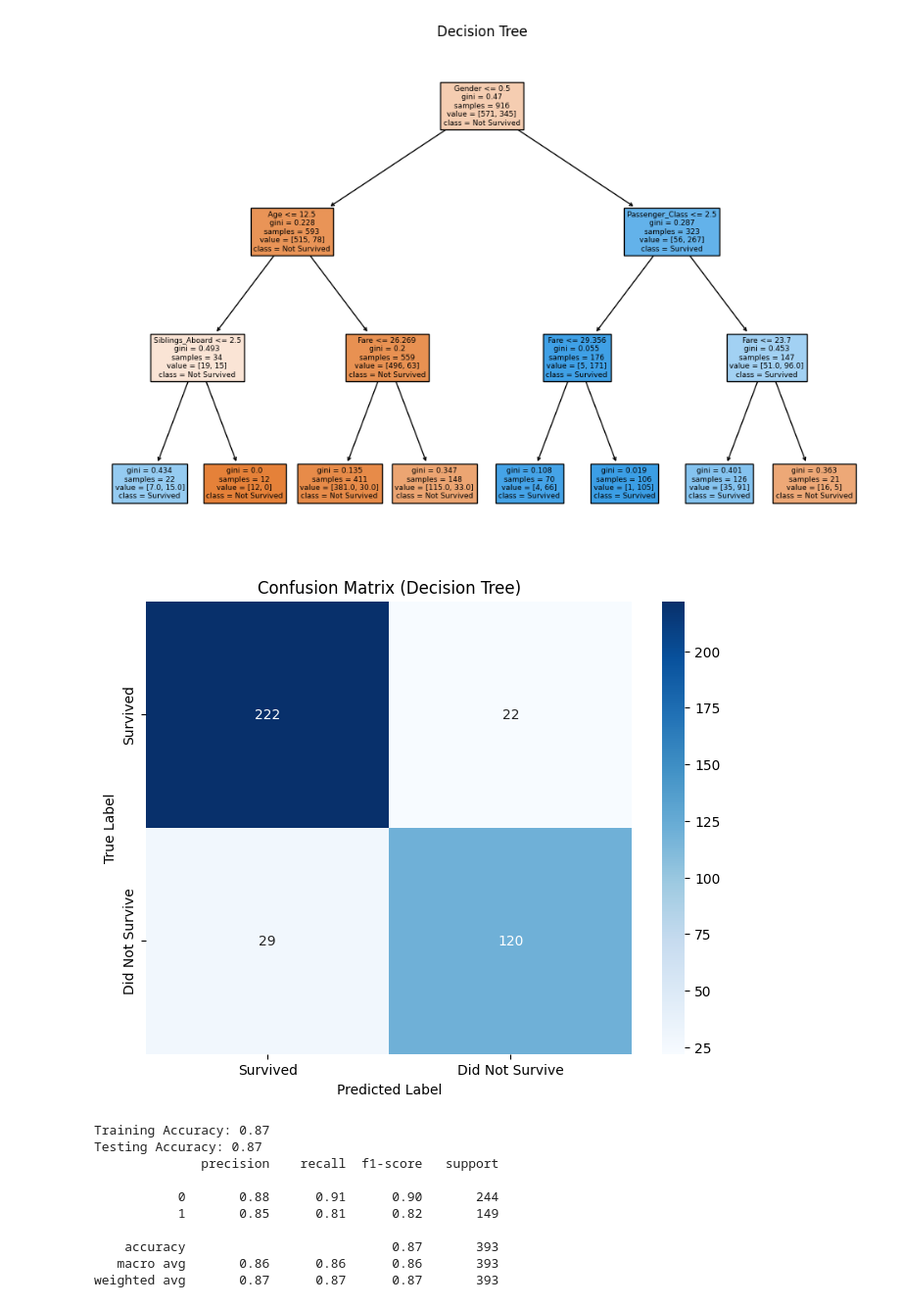
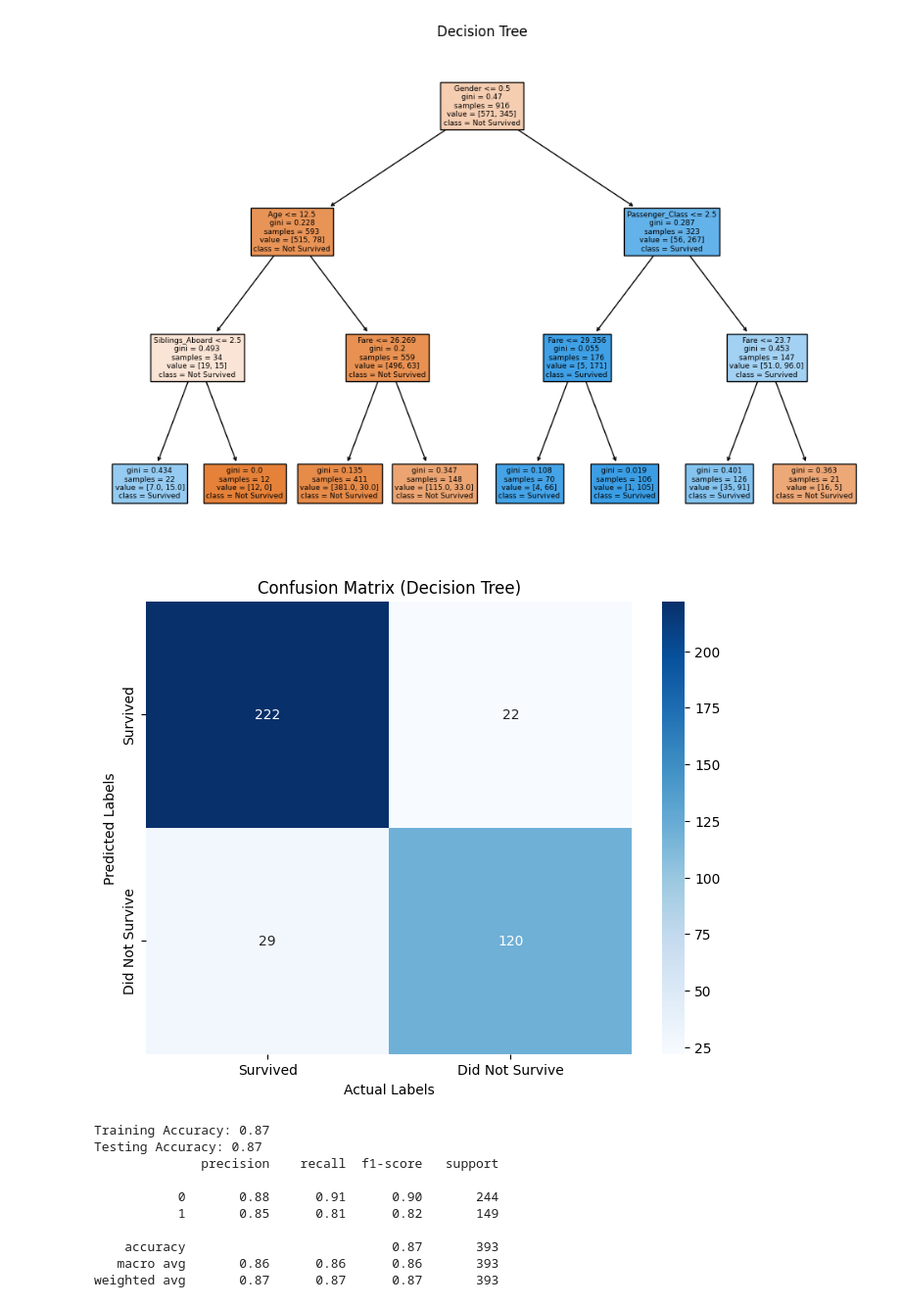
Before and after one commit to AhmedMohamady1/Titanic-Survivors-Prediction, a Jupyter notebook: main.ipynb, the cells around one changed output. Shown at 98% size. Drawn from its saved outputs; the diff is of its cells as text; code cells hidden in the pictures.

```diff
--- a/main.ipynb
+++ b/main.ipynb
@@ -557,16 +557,16 @@ plt.show()
 # %%
 # Calculate the confusion matrix
 cm = confusion_matrix(y_test, test_predictions)
 
 # Plot the confusion matrix as a heatmap
 plt.figure(figsize=(8, 6))
 sns.heatmap(cm, annot=True, fmt='d', cmap='Blues', xticklabels=class_names, yticklabels=class_names)
 plt.title("Confusion Matrix (Decision Tree)")
-plt.xlabel("Predicted Label")
-plt.ylabel("True Label")
+plt.xlabel("Actual Labels")
+plt.ylabel("Predicted Labels")
 plt.show()
 # %% [output]
-[figure, old version]
+[figure, new version]
 # %%
 # Calculate accuracies
 training_accuracy = accuracy_score(y_train, train_predictions)
```
Also changed, not shown: parts of 2 cells of this notebook.
